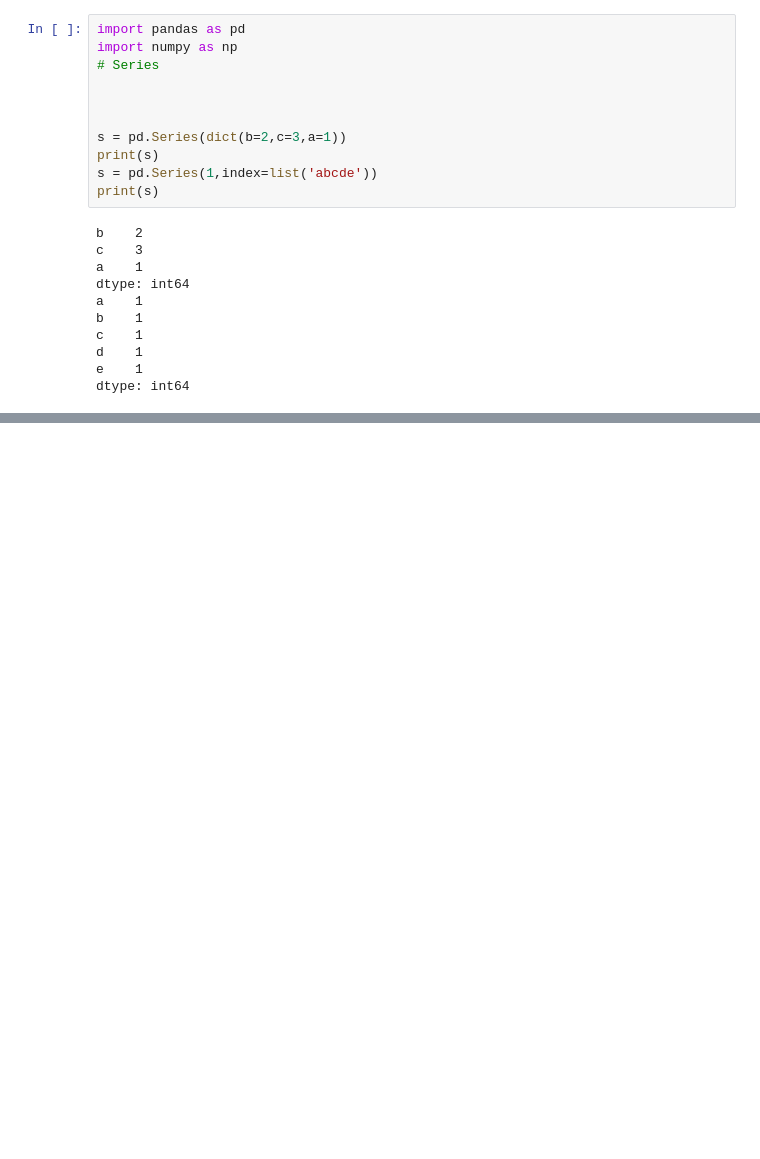
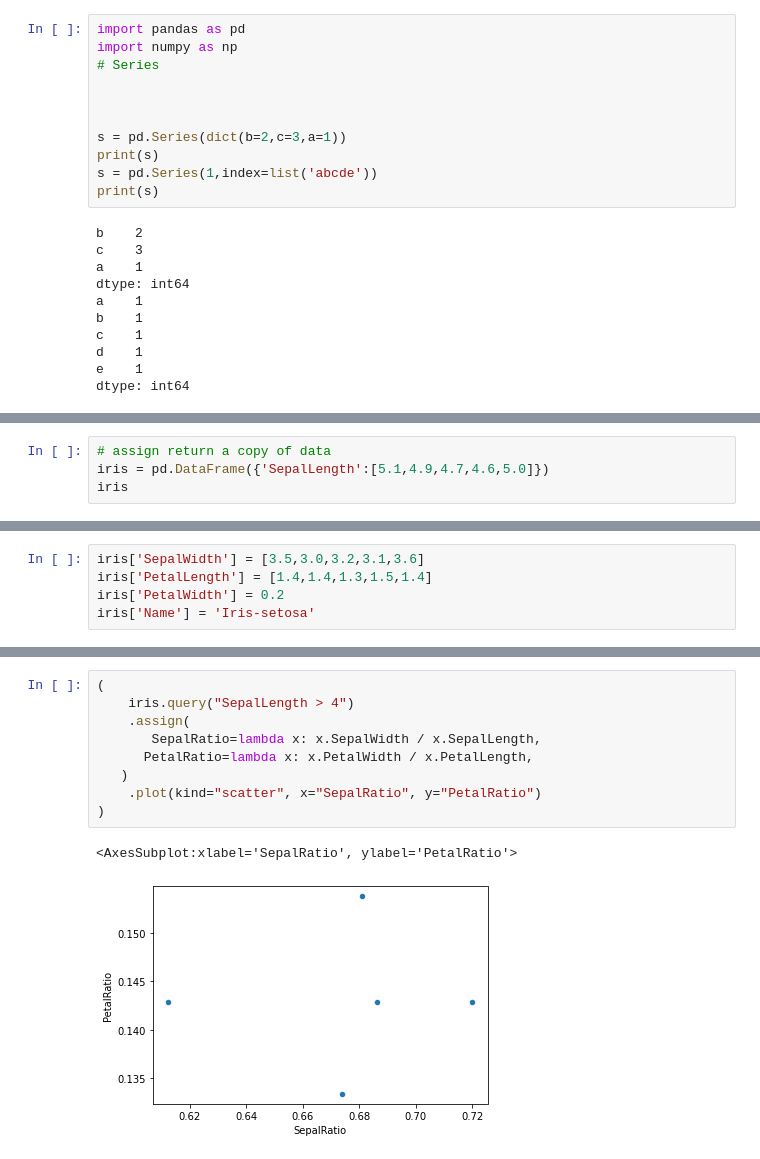
Before and after one commit to hzy0809/code, a Jupyter notebook: python/pandas/data_structures.ipynb, the cells around one changed output, grey strips where cells are left out. Cells and saved outputs as stored; diff of their text form; blank space fills up the shorter version.

Commit message:
pandas data structures

```diff
--- a/python/pandas/data_structures.ipynb
+++ b/python/pandas/data_structures.ipynb
@@ -79,0 +277,4 @@ dtype: float64
+# %%
+# assign return a copy of data
+iris = pd.DataFrame({'SepalLength':[5.1,4.9,4.7,4.6,5.0]})
+iris
@@ -79,0 +288,5 @@ dtype: float64
+# %%
+iris['SepalWidth'] = [3.5,3.0,3.2,3.1,3.6]
+iris['PetalLength'] = [1.4,1.4,1.3,1.5,1.4]
+iris['PetalWidth'] = 0.2
+iris['Name'] = 'Iris-setosa'
@@ -79,0 +320,12 @@ dtype: float64
+# %%
+(
+    iris.query("SepalLength > 4")
+    .assign(
+       SepalRatio=lambda x: x.SepalWidth / x.SepalLength,
+      PetalRatio=lambda x: x.PetalWidth / x.PetalLength,
+   )
+    .plot(kind="scatter", x="SepalRatio", y="PetalRatio")
+)
+# %% [output]
+<AxesSubplot:xlabel='SepalRatio', ylabel='PetalRatio'>
+[figure, added]
```
Also changed, not shown: parts of 60 cells of this notebook.
